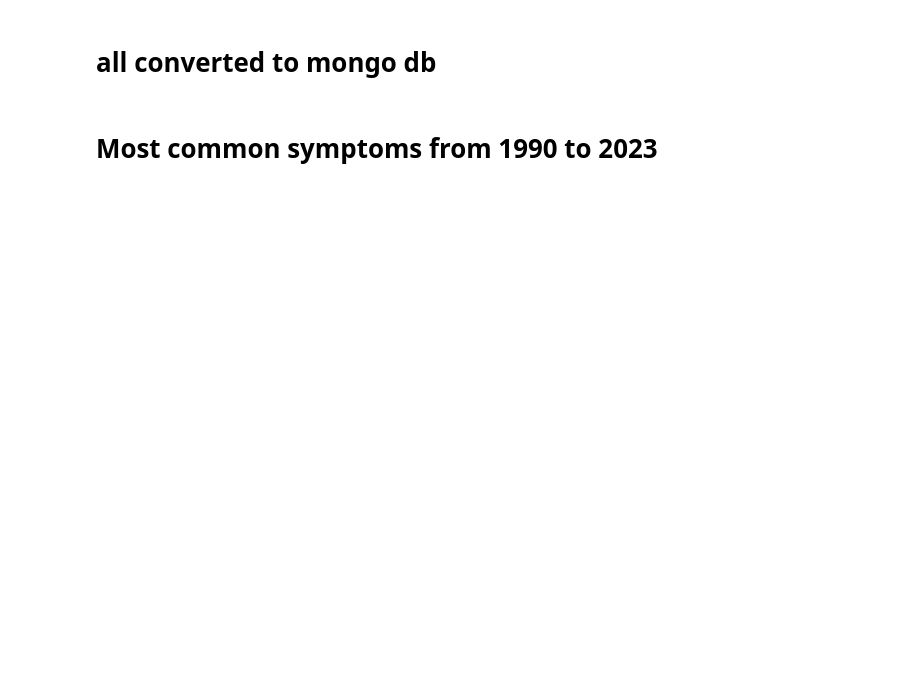
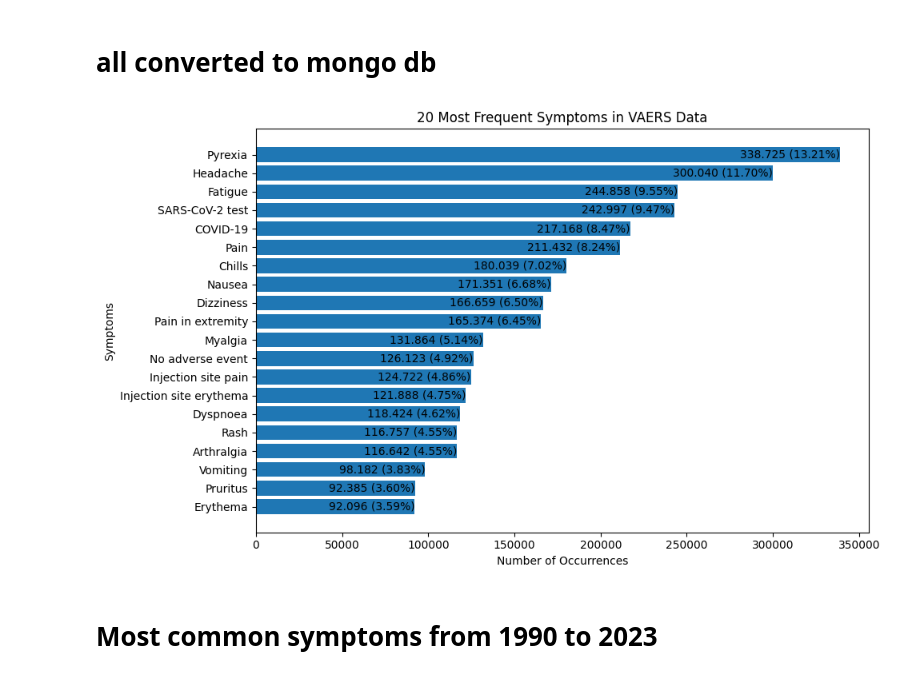
Before and after one commit to ZaNioxX/Masterarbeit, a Jupyter notebook: Data_Exploration/symptoms.ipynb, the cells around one changed output. Cells and saved outputs as stored; diff of their text form; code cells hidden in the pictures; blank space fills up the shorter version.

```diff
--- a/Data_Exploration/symptoms.ipynb
+++ b/Data_Exploration/symptoms.ipynb
@@ -10,5 +10,61 @@ import matplotlib.pyplot as plt
 client = MongoClient('mongodb://localhost:27017/')
 db = client['vaers']  # Replace 'your_database' with your actual database name
 collection = db['reports']  # Replace 'your_collection' with your actual collection name
+# %%
+pipeline = [
+    # Unwind the 'symptoms' array field
+    {"$unwind": "$symptoms"},
+    # Group by symptom and count occurrences
+    {"$group": {"_id": "$symptoms", "count": {"$sum": 1}}},
+    # Sort by count in descending order
+    {"$sort": {"count": -1}},
+    # Limit to the top 20 most common symptoms
+    {"$limit": 20}
+]
+# Query the database for all documents
+total_reports = collection.count_documents({})
+
+# Execute the pipeline
+result = list(collection.aggregate(pipeline))
+
+if result:
+    # Extract symptoms and counts for plotting
+    symptoms = [doc['_id'] for doc in result]
+    counts = [doc['count'] for doc in result]
+
+    # Calculate percentages
+    percentages = [(count / total_reports) * 100 for count in counts]
+
+    # Create the horizontal bar plot
+    plt.figure(figsize=(10, 6))
+    bars = plt.barh(symptoms, counts)
+
+    # Add labels to the bars
+    for i, bar in enumerate(bars):
+        label = f'{bar.get_width():,.0f}'.replace(',', '.')  # Format the number with a dot as a thousands separator
+        percentage = percentages[i]
+        x_position = bar.get_width()
+        plt.text(x_position, bar.get_y() + bar.get_height() / 2,
+                 f'{label} ({percentage:.2f}%)',
+                 va='center', ha='right', color='black')  # Align the text to end at the end of the bar
+
+    # Set titles and labels
+    plt.title('20 Most Frequent Symptoms in VAERS Data')
+    plt.xlabel('Number of Occurrences')
+    plt.ylabel('Symptoms')
+
+    # Invert y-axis to have the most common symptom at the top
+    plt.gca().invert_yaxis()
+
+    plt.tight_layout()
+
+    # Save the plot
+    plt.savefig('/Users/sep/PycharmProjects/Masterarbeit/Plots/Data_Exploration/Symptoms/Top20Symptoms_alltime.png')
+
+    plt.show()
+else:
+    print("No data found.")
+# %% [output]
+[figure, added]
 # %% [markdown]
 # Most common symptoms from 1990 to 2023
```
Also changed, not shown: parts of 17 cells of this notebook, 21 other files.
